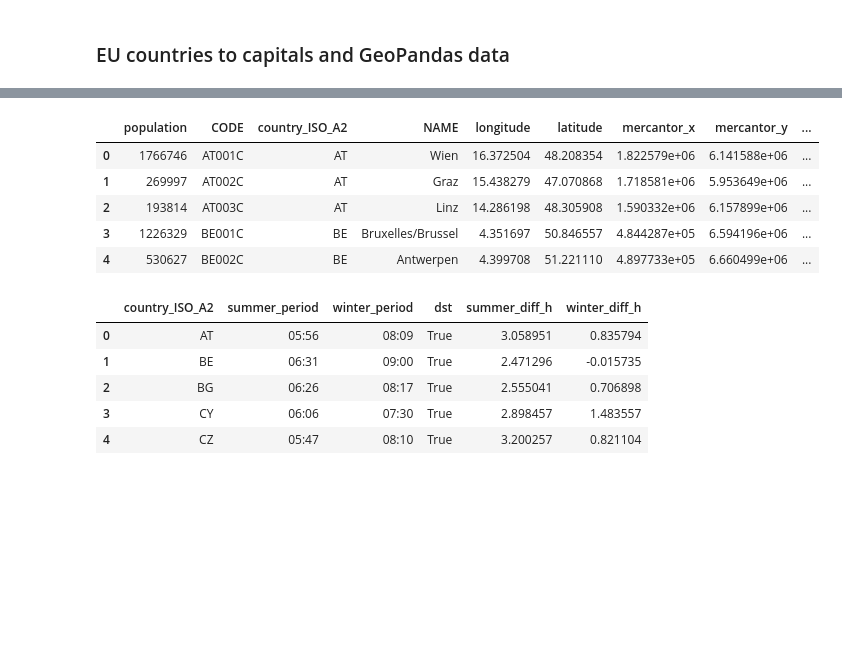
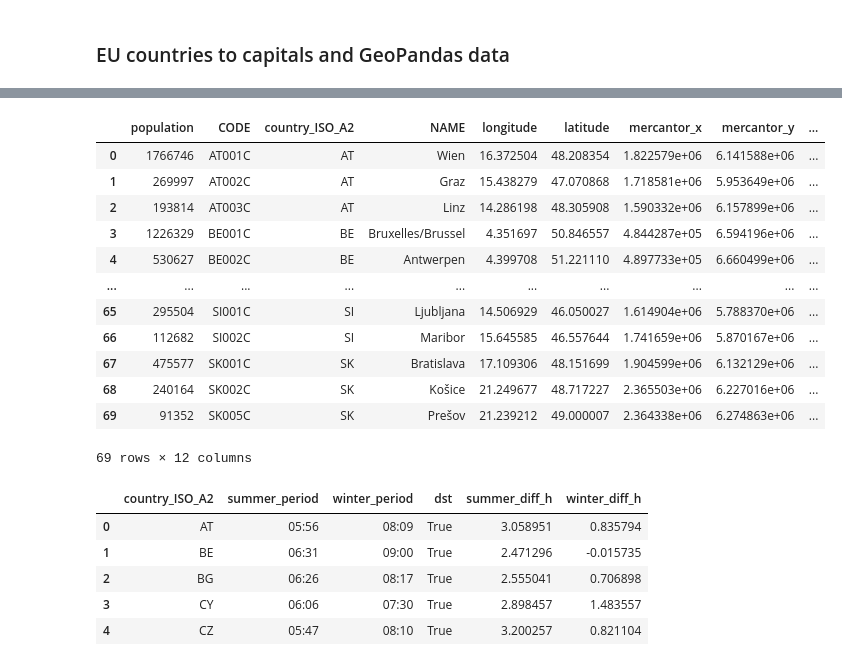
Before and after one commit to pvonderlind/CircadianRythmEU, a Jupyter notebook: circadian_rythm_interactive.ipynb, the cells around one changed output, grey strips where cells are left out. Saved outputs shown, nothing was run; the diff lists cells and outputs as text; code cells hidden in the pictures; blank space fills up the shorter version.

```diff
--- a/circadian_rythm_interactive.ipynb
+++ b/circadian_rythm_interactive.ipynb
@@ -61,12 +67,19 @@ eu_gpd.head()
 # %%
-top_city_data.head()
+top_city_data
 # %% [output]
 |  | population | CODE | country_ISO_A2 | NAME | longitude | latitude | mercantor_x | mercantor_y | ... |
 | 0 | 1766746 | AT001C | AT | Wien | 16.372504 | 48.208354 | 1.822579e+06 | 6.141588e+06 | ... |
 | 1 | 269997 | AT002C | AT | Graz | 15.438279 | 47.070868 | 1.718581e+06 | 5.953649e+06 | ... |
 | 2 | 193814 | AT003C | AT | Linz | 14.286198 | 48.305908 | 1.590332e+06 | 6.157899e+06 | ... |
 | 3 | 1226329 | BE001C | BE | Bruxelles/Brussel | 4.351697 | 50.846557 | 4.844287e+05 | 6.594196e+06 | ... |
 | 4 | 530627 | BE002C | BE | Antwerpen | 4.399708 | 51.221110 | 4.897733e+05 | 6.660499e+06 | ... |
+| ... | ... | ... | ... | ... | ... | ... | ... | ... | ... |
+| 65 | 295504 | SI001C | SI | Ljubljana | 14.506929 | 46.050027 | 1.614904e+06 | 5.788370e+06 | ... |
+| 66 | 112682 | SI002C | SI | Maribor | 15.645585 | 46.557644 | 1.741659e+06 | 5.870167e+06 | ... |
+| 67 | 475577 | SK001C | SK | Bratislava | 17.109306 | 48.151699 | 1.904599e+06 | 6.132129e+06 | ... |
+| 68 | 240164 | SK002C | SK | Košice | 21.249677 | 48.717227 | 2.365503e+06 | 6.227016e+06 | ... |
+| 69 | 91352 | SK005C | SK | Prešov | 21.239212 | 49.000007 | 2.364338e+06 | 6.274863e+06 | ... |
+69 rows × 12 columns
 # %%
 sun_data.head()
 # %% [output]
```
Also changed, not shown: parts of 5 cells of this notebook, 6 other files.
